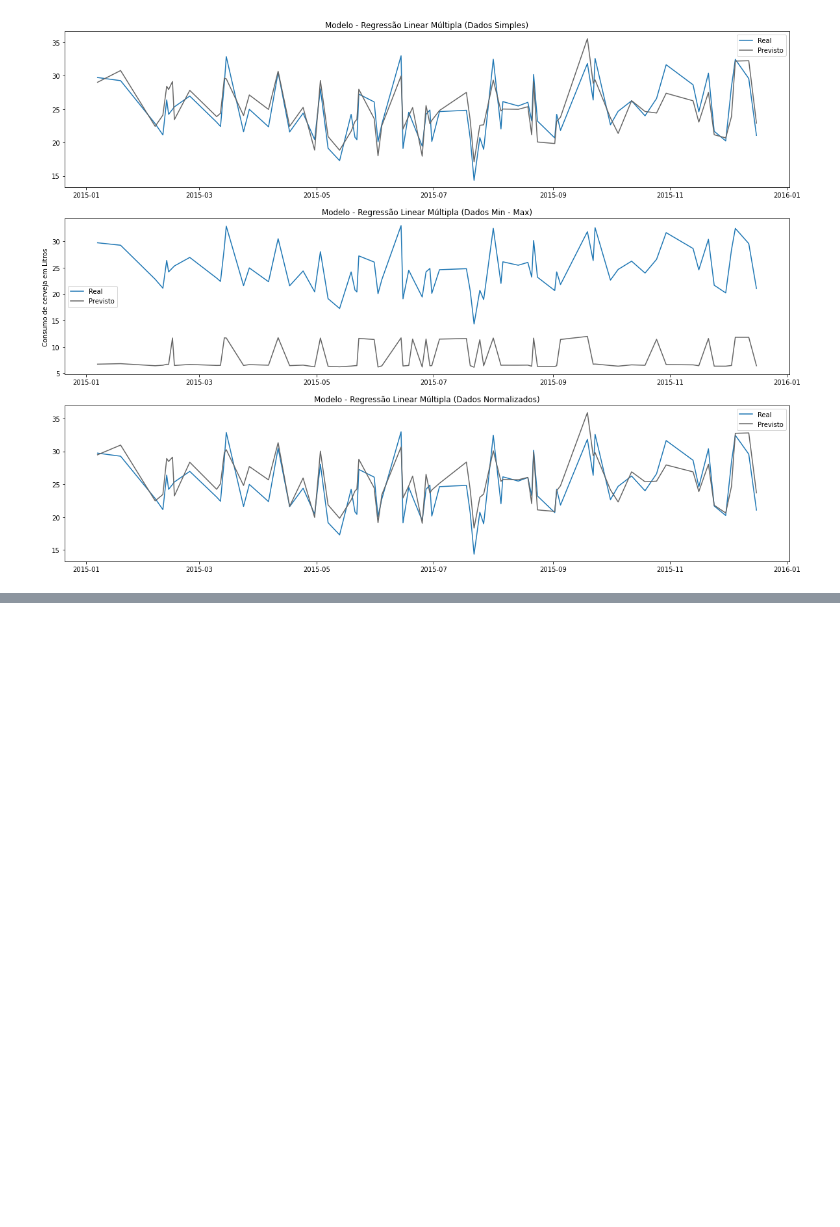
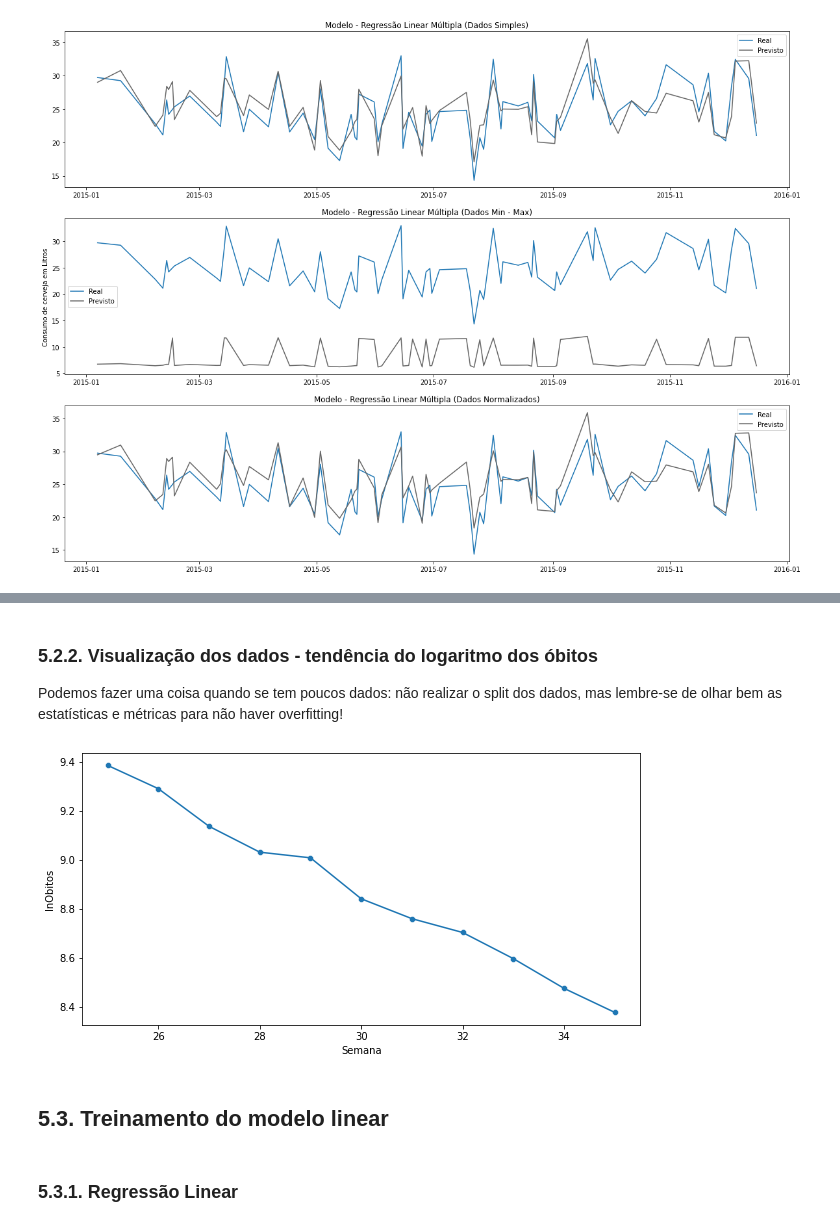
Before and after one commit to bruna-calistrate/Regression-SupervisedModels-Course, a Jupyter notebook: Exercícios.ipynb, the cells around one changed output, grey strips where cells are left out. Saved outputs shown, nothing was run; the diff lists cells and outputs as text; code cells hidden in the pictures; blank space fills up the shorter version.

```diff
--- a/Exercícios.ipynb
+++ b/Exercícios.ipynb
@@ -1055,0 +1158,15 @@ plt.show()
+# %% [markdown]
+### 5.2.2. Visualização dos dados - tendência do logaritmo dos óbitos
+
+Podemos fazer uma coisa quando se tem poucos dados: não realizar o split dos dados, mas lembre-se de olhar bem as estatísticas e métricas para não haver overfitting!
+# %%
+df['lnObitos'] = np.log(df['Obitos'])
+# %%
+plt.figure(figsize=(10,5))
+sns.lineplot(data=df, x='Semana', y='lnObitos')
+sns.scatterplot(data=df, x='Semana', y='lnObitos')
+plt.show()
+# %% [output]
+[figure, added]
+# %% [markdown]
+## 5.3. Treinamento do modelo linear
@@ -1055,0 +1176,2 @@ plt.show()
+# %% [markdown]
+### 5.3.1. Regressão Linear
```
Also changed, not shown: parts of 38 cells of this notebook.
